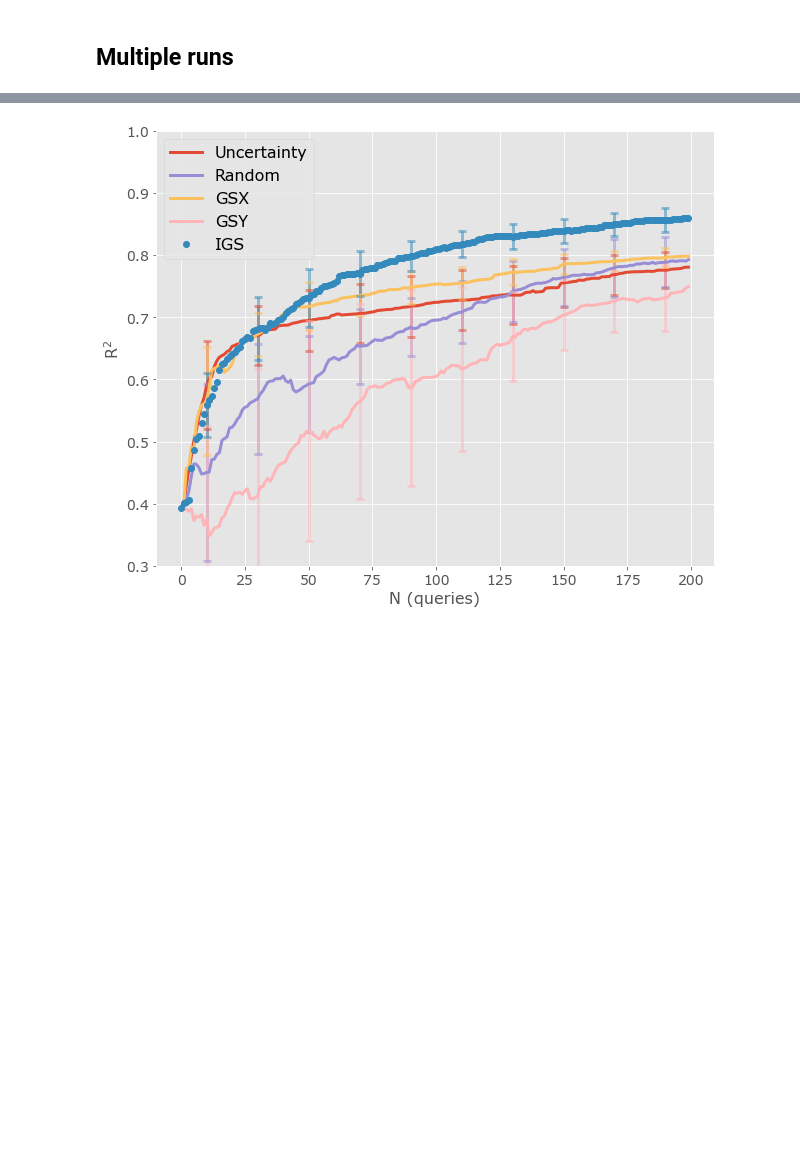
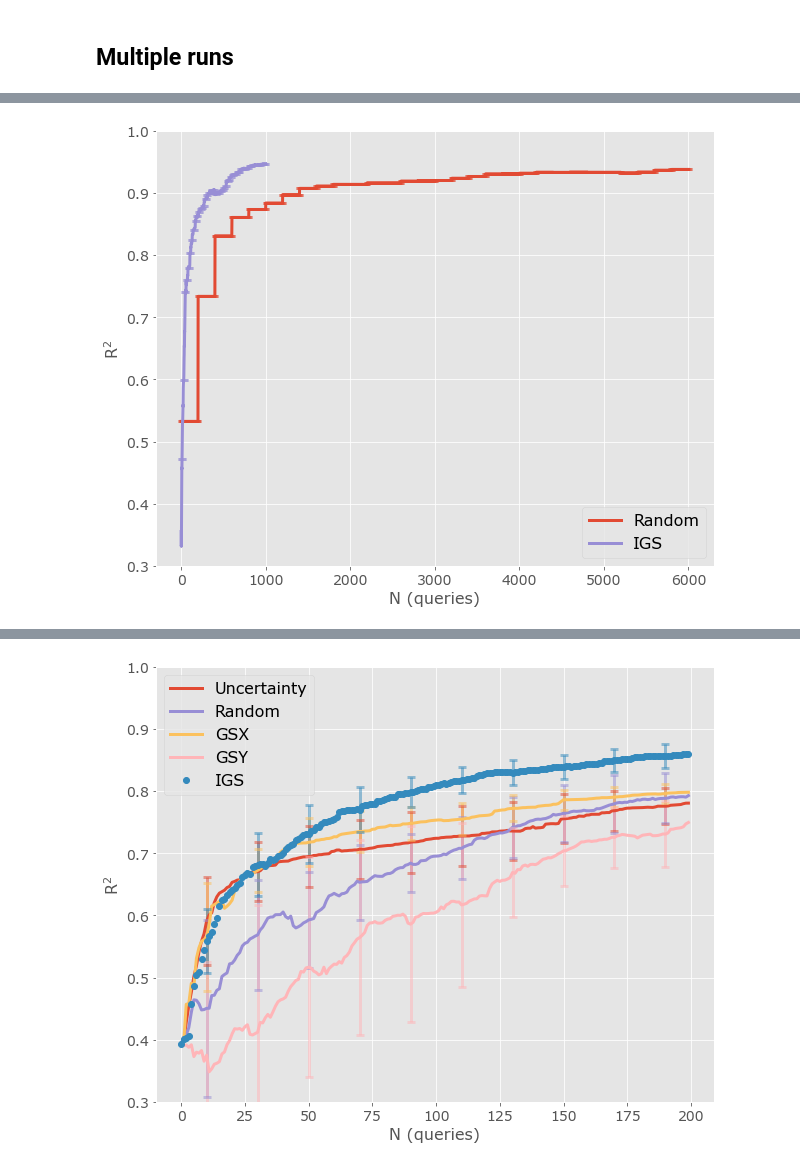
Before and after one commit to usnistgov/active-learning, a Jupyter notebook: active-learning-large.ipynb, the cells around one changed output, grey strips where cells are left out. Cells and saved outputs as stored; diff of their text form; code cells hidden in the pictures; blank space fills up the shorter version.

```diff
--- a/active-learning-large.ipynb
+++ b/active-learning-large.ipynb
@@ -536,0 +529,4 @@ output
+# %%
+plot_scores(output)
+# %% [output]
+[figure, added]
```
Also changed, not shown: parts of 34 cells of this notebook.
